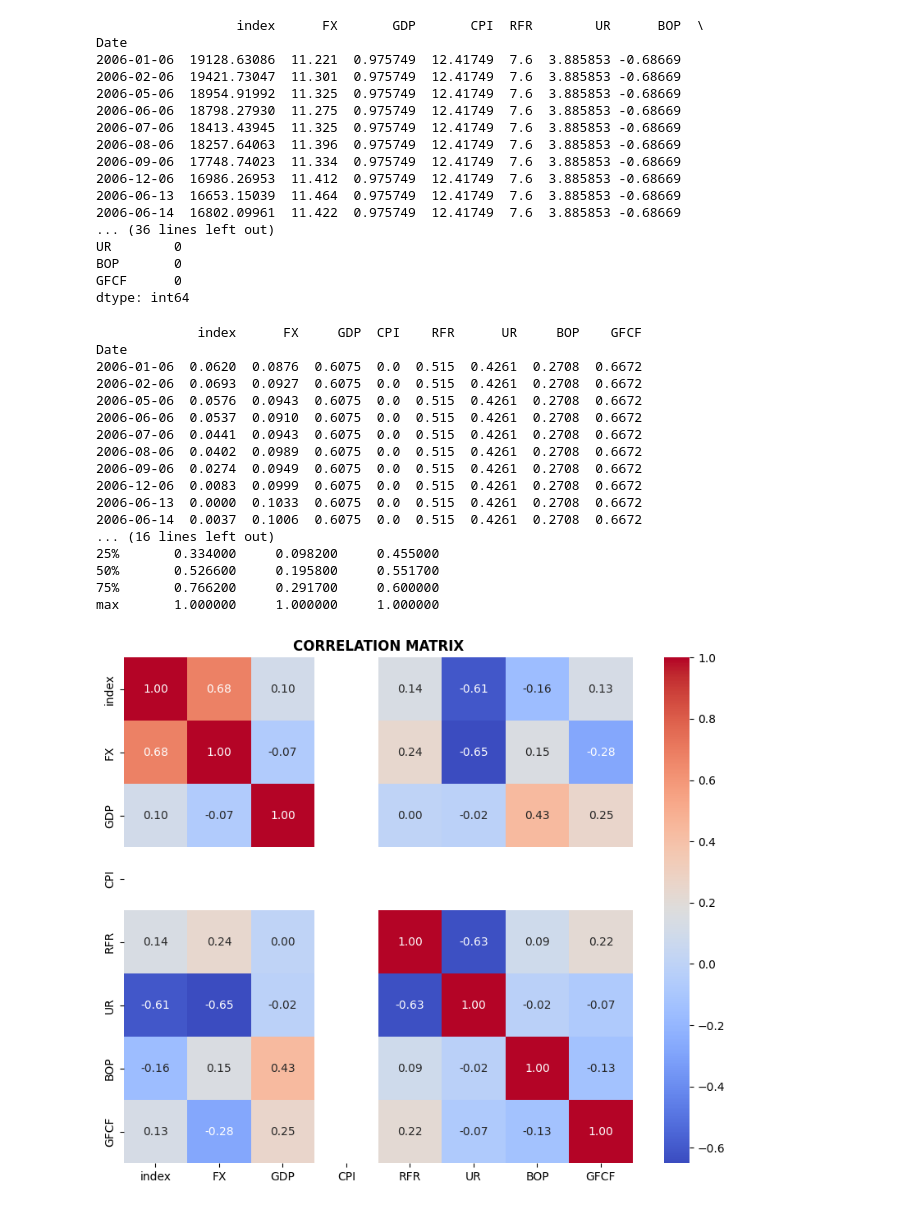
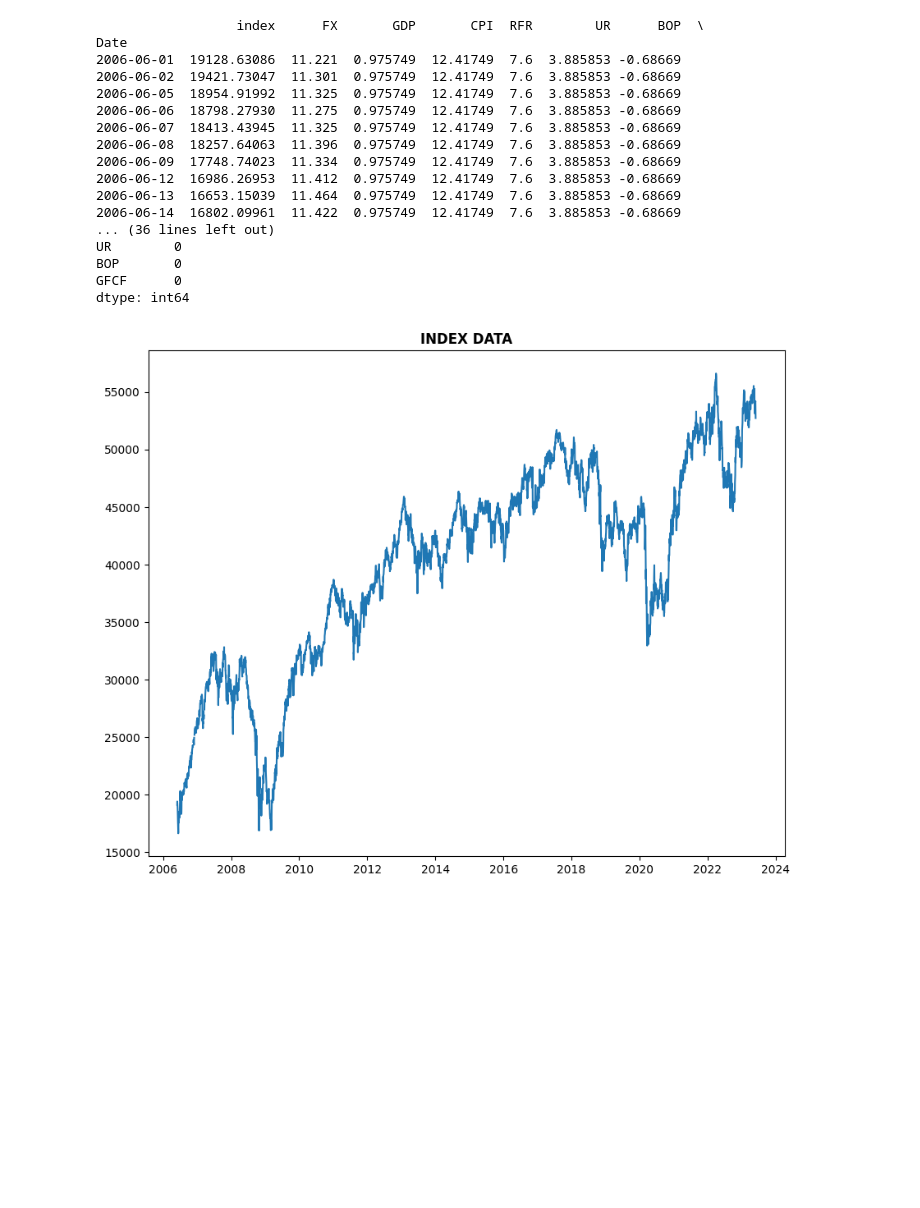
Before and after one commit to egonzaleznez/tc2034, a Jupyter notebook: 250602 example.ipynb, the cells around one changed output. Cells and saved outputs as stored; diff of their text form; code cells hidden in the pictures; blank space fills up the shorter version.

```diff
--- a/250602 example.ipynb
+++ b/250602 example.ipynb
@@ -37,27 +38,33 @@ def infoData(dataSet):
     print("")
     print(dataSet.isnull().sum())
     print("")
-# %%
-data = get_data()
-infoData(data)
-# %% [output]
-                  index      FX       GDP       CPI  RFR        UR      BOP  \
-Date
-2006-01-06  19128.63086  11.221  0.975749  12.41749  7.6  3.885853 -0.68669
-2006-02-06  19421.73047  11.301  0.975749  12.41749  7.6  3.885853 -0.68669
-2006-05-06  18954.91992  11.325  0.975749  12.41749  7.6  3.885853 -0.68669
-2006-06-06  18798.27930  11.275  0.975749  12.41749  7.6  3.885853 -0.68669
-2006-07-06  18413.43945  11.325  0.975749  12.41749  7.6  3.885853 -0.68669
-2006-08-06  18257.64063  11.396  0.975749  12.41749  7.6  3.885853 -0.68669
-2006-09-06  17748.74023  11.334  0.975749  12.41749  7.6  3.885853 -0.68669
-2006-12-06  16986.26953  11.412  0.975749  12.41749  7.6  3.885853 -0.68669
-2006-06-13  16653.15039  11.464  0.975749  12.41749  7.6  3.885853 -0.68669
-2006-06-14  16802.09961  11.422  0.975749  12.41749  7.6  3.885853 -0.68669
-... (36 lines left out)
-UR        0
-BOP       0
-GFCF      0
-dtype: int64
+# %%
+data = get_data()
+infoData(data)
+
+plt.figure(figsize=(10, 8))
+plt.plot(data['index'])
+plt.title('INDEX DATA', fontweight='bold')
+plt.show()
+# %% [output]
+                  index      FX       GDP       CPI  RFR        UR      BOP  \
+Date
+2006-06-01  19128.63086  11.221  0.975749  12.41749  7.6  3.885853 -0.68669
+2006-06-02  19421.73047  11.301  0.975749  12.41749  7.6  3.885853 -0.68669
+2006-06-05  18954.91992  11.325  0.975749  12.41749  7.6  3.885853 -0.68669
+2006-06-06  18798.27930  11.275  0.975749  12.41749  7.6  3.885853 -0.68669
+2006-06-07  18413.43945  11.325  0.975749  12.41749  7.6  3.885853 -0.68669
+2006-06-08  18257.64063  11.396  0.975749  12.41749  7.6  3.885853 -0.68669
+2006-06-09  17748.74023  11.334  0.975749  12.41749  7.6  3.885853 -0.68669
+2006-06-12  16986.26953  11.412  0.975749  12.41749  7.6  3.885853 -0.68669
+2006-06-13  16653.15039  11.464  0.975749  12.41749  7.6  3.885853 -0.68669
+2006-06-14  16802.09961  11.422  0.975749  12.41749  7.6  3.885853 -0.68669
+... (36 lines left out)
+UR        0
+BOP       0
+GFCF      0
+dtype: int64
+[figure, added]
 # %%
 def preprocess_data(dataSet):
     """
@@ -89,25 +96,3 @@ def getCorr(dataSet):
     sns.heatmap(dataSet.corr(), annot=True, cmap='coolwarm', fmt=".2f") # Calculate correlation on the DataFrame itself
     plt.title('CORRELATION MATRIX', fontweight='bold')
     plt.show()
-# %%
-preprocessData = preprocess_data(data)
-getCorr(preprocessData)
-# %% [output]
-             index      FX     GDP  CPI    RFR      UR     BOP    GFCF
-Date
-2006-01-06  0.0620  0.0876  0.6075  0.0  0.515  0.4261  0.2708  0.6672
-2006-02-06  0.0693  0.0927  0.6075  0.0  0.515  0.4261  0.2708  0.6672
-2006-05-06  0.0576  0.0943  0.6075  0.0  0.515  0.4261  0.2708  0.6672
-2006-06-06  0.0537  0.0910  0.6075  0.0  0.515  0.4261  0.2708  0.6672
-2006-07-06  0.0441  0.0943  0.6075  0.0  0.515  0.4261  0.2708  0.6672
-2006-08-06  0.0402  0.0989  0.6075  0.0  0.515  0.4261  0.2708  0.6672
-2006-09-06  0.0274  0.0949  0.6075  0.0  0.515  0.4261  0.2708  0.6672
-2006-12-06  0.0083  0.0999  0.6075  0.0  0.515  0.4261  0.2708  0.6672
-2006-06-13  0.0000  0.1033  0.6075  0.0  0.515  0.4261  0.2708  0.6672
-2006-06-14  0.0037  0.1006  0.6075  0.0  0.515  0.4261  0.2708  0.6672
-... (16 lines left out)
-25%       0.334000     0.098200     0.455000
-50%       0.526600     0.195800     0.551700
-75%       0.766200     0.291700     0.600000
-max       1.000000     1.000000     1.000000
-[figure, removed]
```
Also changed, not shown: parts of 5 cells of this notebook.
